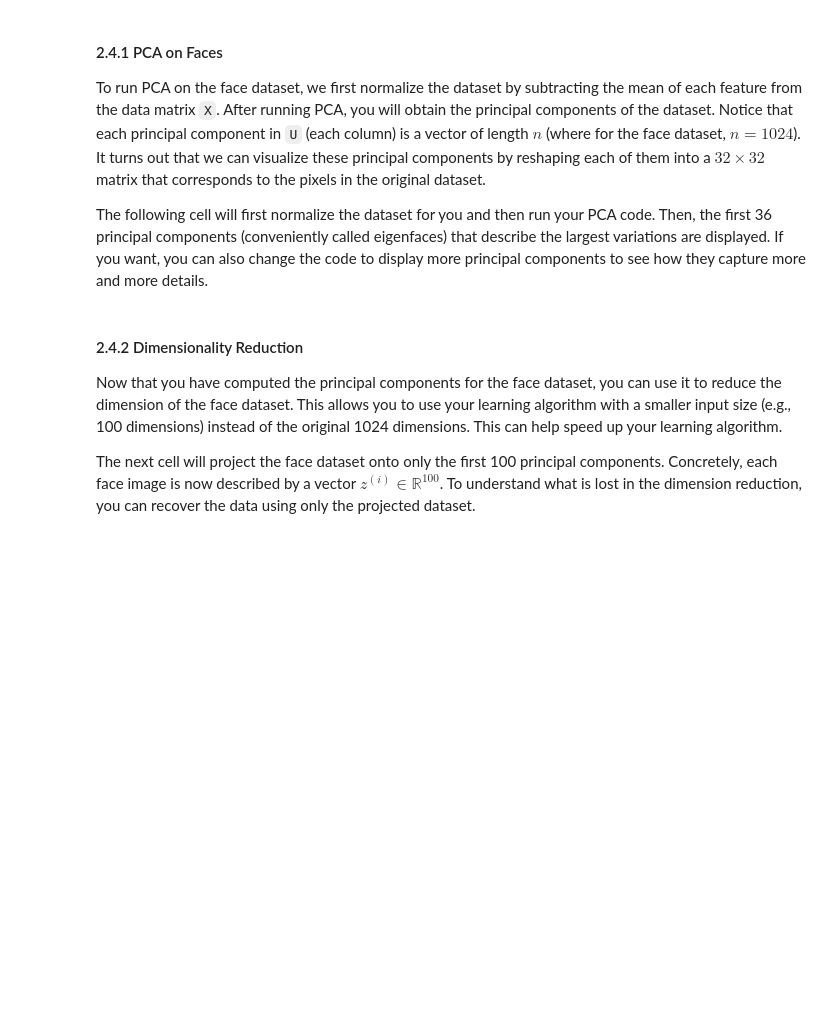
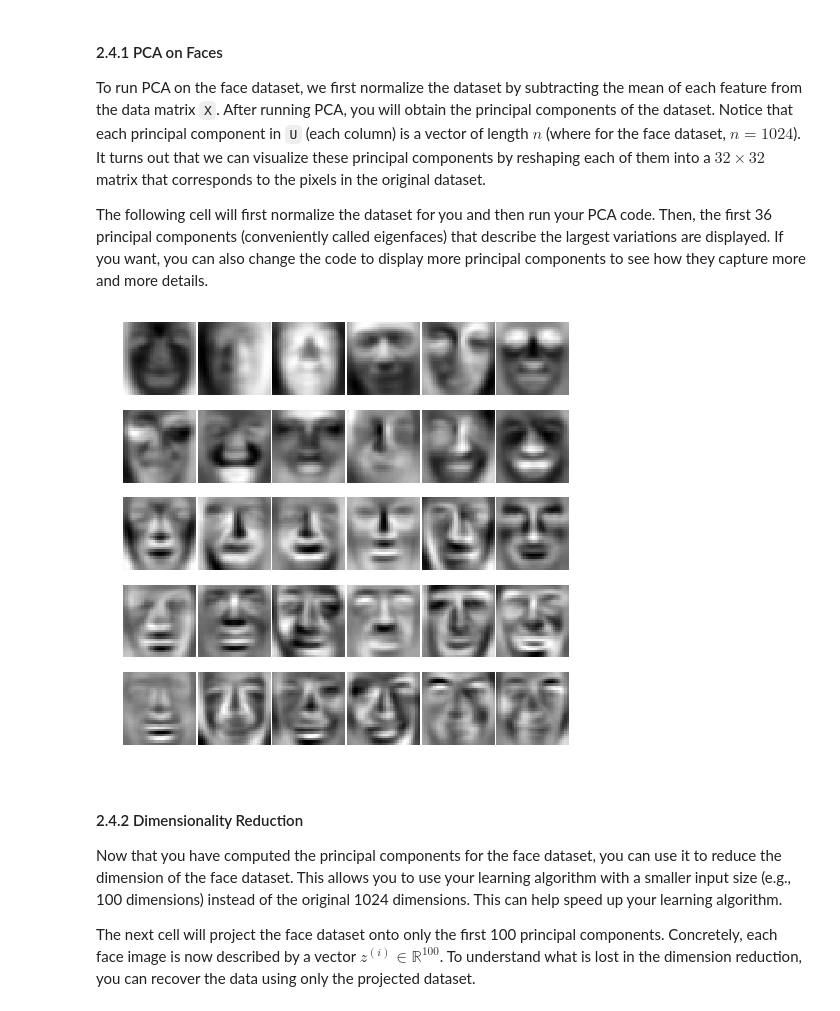
Before and after one commit to blaine12100/Andrew-NG-Machine-Learning-Course-in-Python, a Jupyter notebook: Exercise7/exercise7.ipynb, the cells around one changed output. Saved outputs shown, nothing was run; the diff lists cells and outputs as text; code cells hidden in the pictures; blank space fills up the shorter version.

```diff
--- a/Exercise7/exercise7.ipynb
+++ b/Exercise7/exercise7.ipynb
@@ -627,7 +585,9 @@ def pca(X):
 
     # ====================== YOUR CODE HERE ======================
 
+    sigma=(1/m)*(X.T@X)
 
+    U,S,V=np.linalg.svd(sigma)
 
     # ============================================================
     return U, S
@@ -849,12 +867,16 @@ The following cell will first normalize the dataset for you and then run your PC
 # %%
 #  normalize X by subtracting the mean value from each feature
 X_norm, mu, sigma = utils.featureNormalize(X)
 
 #  Run PCA
 U, S = pca(X_norm)
 
+
+# Can Use PCA to train Lower Layers Of NN for Facial Features?(Like Basic shapes like the nose,pos of eyes,ears mouth etc?)
 #  Visualize the top 36 eigenvectors found
-utils.displayData(U[:, :36].T, figsize=(8, 8))
+utils.displayData(U[:, :30].T, figsize=(8, 8))
+# %% [output]
+[figure, added]
 # %% [markdown]
 #### 2.4.2 Dimensionality Reduction
 
```
Also changed, not shown: parts of 20 cells of this notebook.
